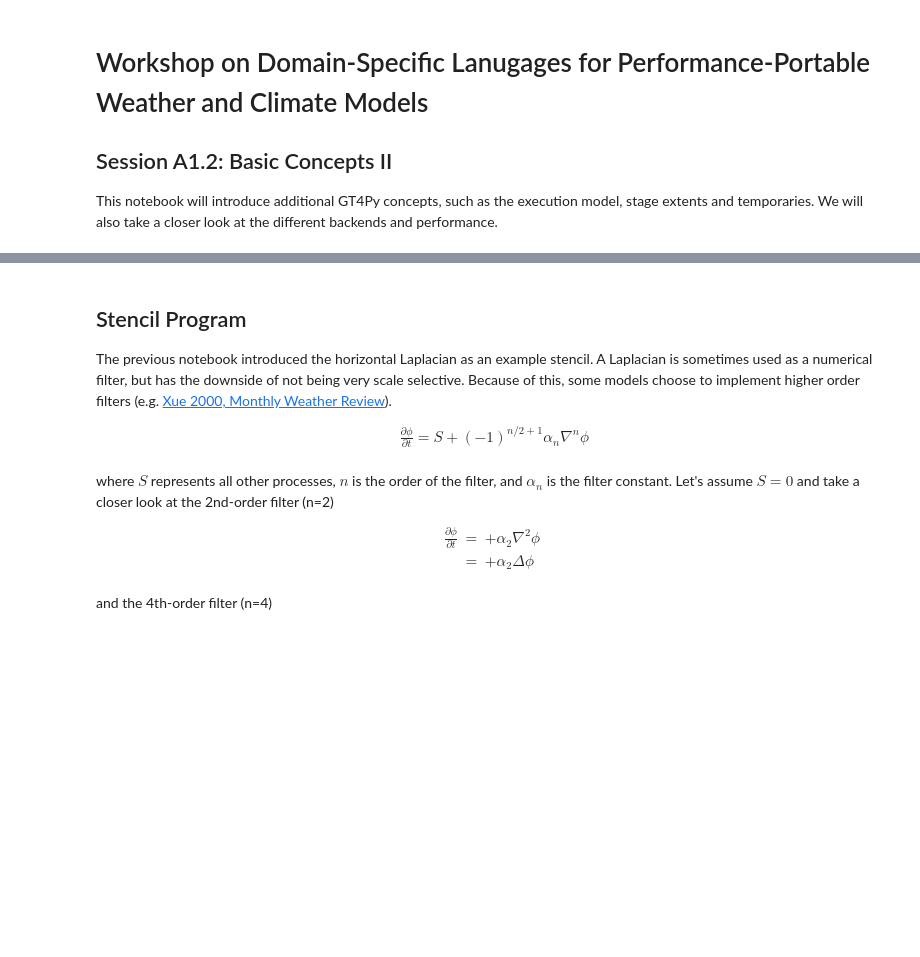
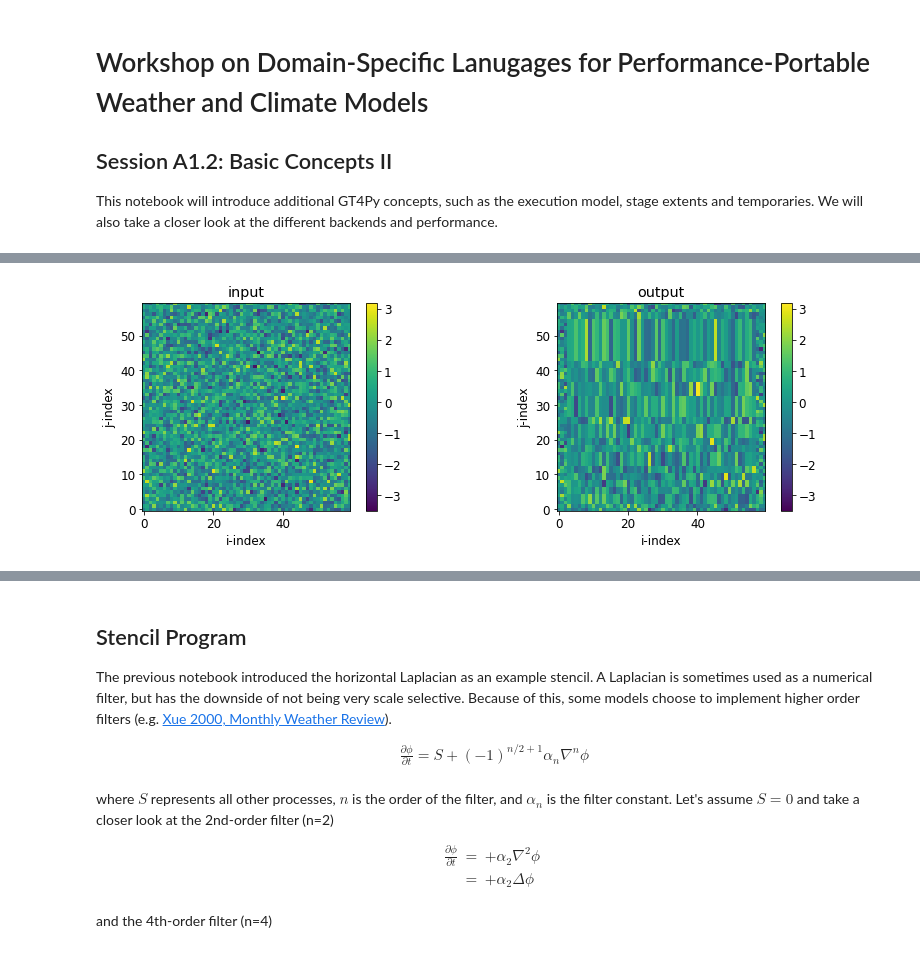
Before and after one commit to ai2cm/dsl_workshop, a Jupyter notebook: notebooks/Session-1A.2.ipynb, the cells around one changed output, grey strips where cells are left out. Cells and saved outputs as stored; diff of their text form; code cells hidden in the pictures; blank space fills up the shorter version.

```diff
--- a/notebooks/Session-1A.2.ipynb
+++ b/notebooks/Session-1A.2.ipynb
@@ -44,0 +123,12 @@ We will look into if-else conditionals in a later session. You can refer back to
+# %%
+# run stencil j-1
+# TODO: add stencil call here
+# visualize results
+# TODO: add visualization here
+
+# run stencil j-1
+shift_j_minus_one(a=out_field_j_minus, origin=origin, domain=domain)
+# visualize results
+plot_two_ij_slices(in_field, out_field_j_minus)
+# %% [output]
+[figure, added]
```
Also changed, not shown: parts of 59 cells of this notebook.
